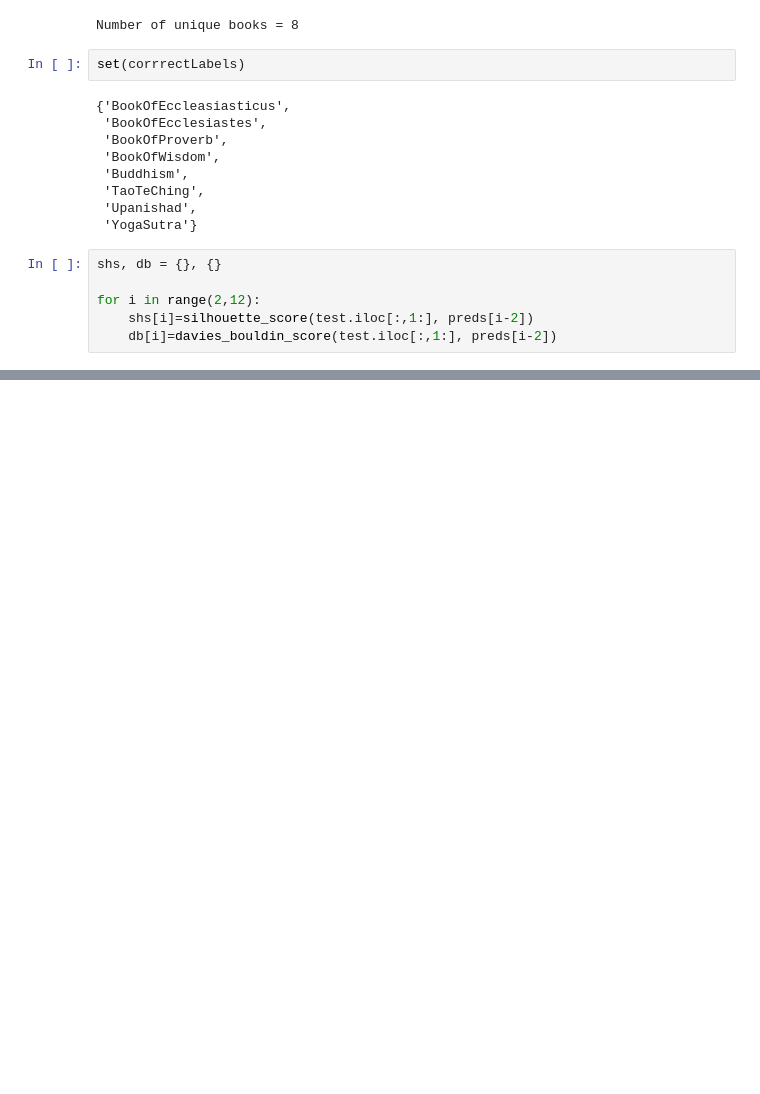
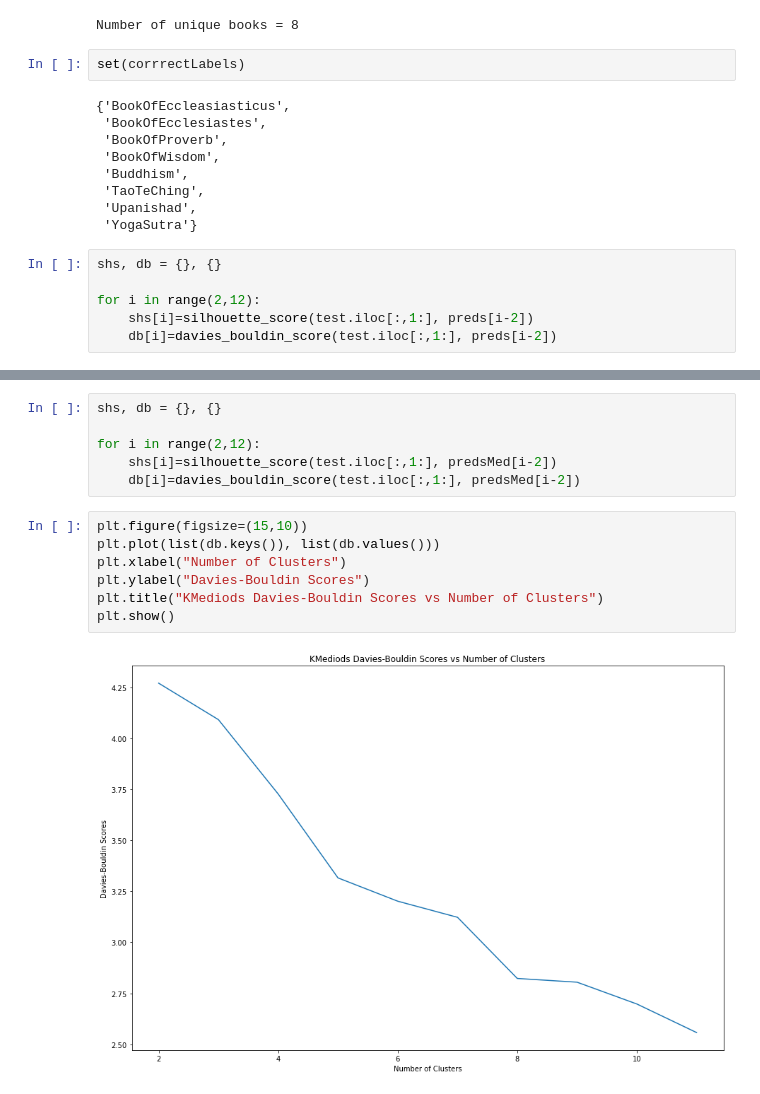
Before and after one commit to DavidVadnais/DataMining, a Jupyter notebook: CourseProject3/kMeans.ipynb, the cells around one changed output, grey strips where cells are left out. Cells and saved outputs as stored; diff of their text form; blank space fills up the shorter version.

```diff
--- a/CourseProject3/kMeans.ipynb
+++ b/CourseProject3/kMeans.ipynb
@@ -137,0 +125,15 @@ plt.show()
+# %%
+shs, db = {}, {}
+
+for i in range(2,12):
+    shs[i]=silhouette_score(test.iloc[:,1:], predsMed[i-2])
+    db[i]=davies_bouldin_score(test.iloc[:,1:], predsMed[i-2])
+# %%
+plt.figure(figsize=(15,10))
+plt.plot(list(db.keys()), list(db.values()))
+plt.xlabel("Number of Clusters")
+plt.ylabel("Davies-Bouldin Scores")
+plt.title("KMediods Davies-Bouldin Scores vs Number of Clusters")
+plt.show()
+# %% [output]
+[figure, added]
```
Also changed, not shown: parts of 14 cells of this notebook, 4 other files.
